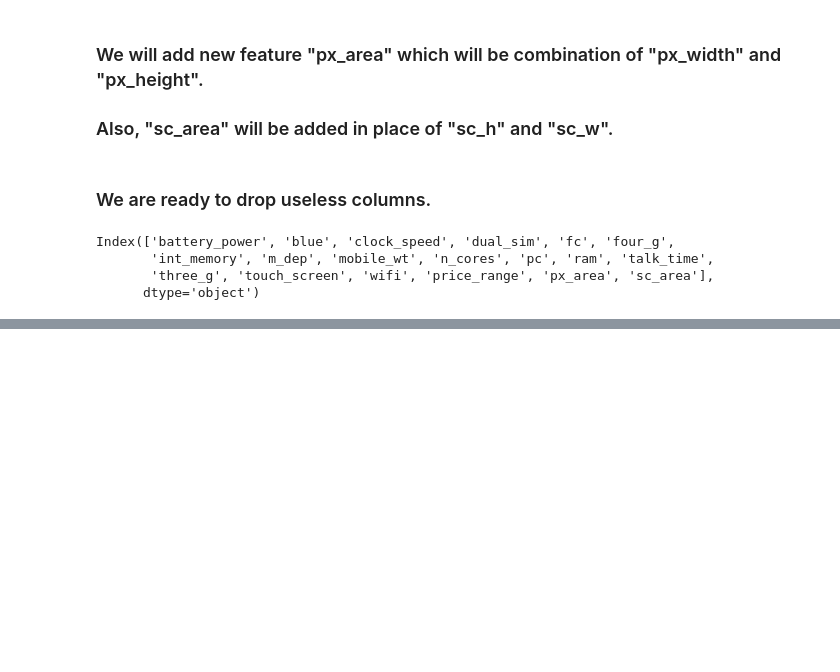
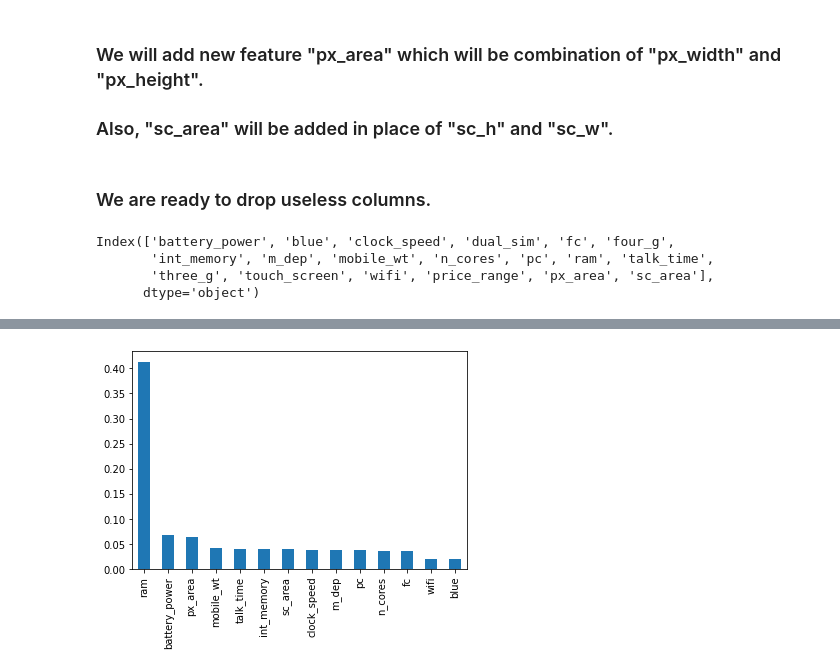
Before and after one commit to tanay47/Mobile-Price-Range-Prediction, a Jupyter notebook: Mobile_Price_Range_Prediction.ipynb, the cells around one changed output, grey strips where cells are left out. Saved outputs shown, nothing was run; the diff lists cells and outputs as text; code cells hidden in the pictures; blank space fills up the shorter version.

```diff
--- a/Mobile_Price_Range_Prediction.ipynb
+++ b/Mobile_Price_Range_Prediction.ipynb
@@ -300,0 +340,4 @@ Index(['battery_power', 'blue', 'clock_speed', 'dual_sim', 'fc', 'four_g',
+# %%
+# Dependent and independent splitting
+feture_extrac_x=mob_df.drop(['price_range'], axis=1)
+feture_extrac_y=mob_df['price_range']
@@ -300,0 +353,7 @@ Index(['battery_power', 'blue', 'clock_speed', 'dual_sim', 'fc', 'four_g',
+# %%
+# plotting impotant features according to ETC
+feat_importances_XTC = pd.Series(model.feature_importances_, index=feture_extrac_x.columns)
+feat_importances_XTC.nlargest(14).plot.bar()
+plt.show()
+# %% [output]
+[figure, added]
```
Also changed, not shown: parts of 26 cells of this notebook.
